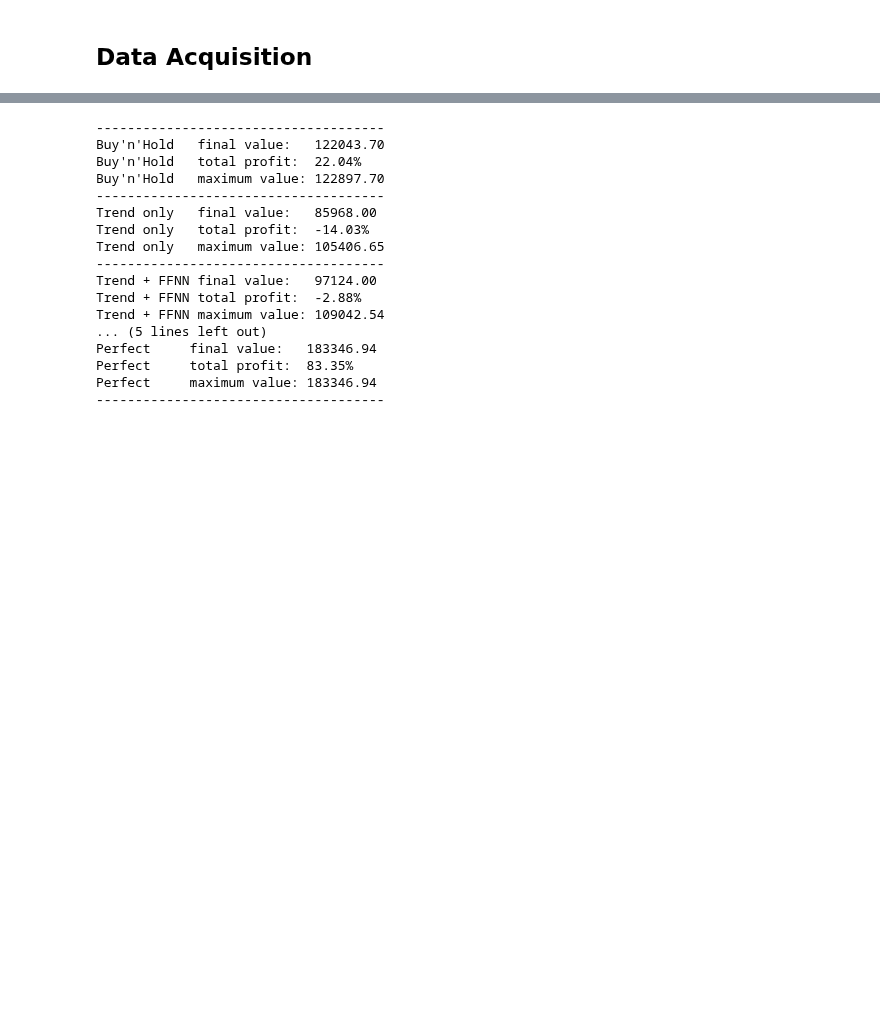
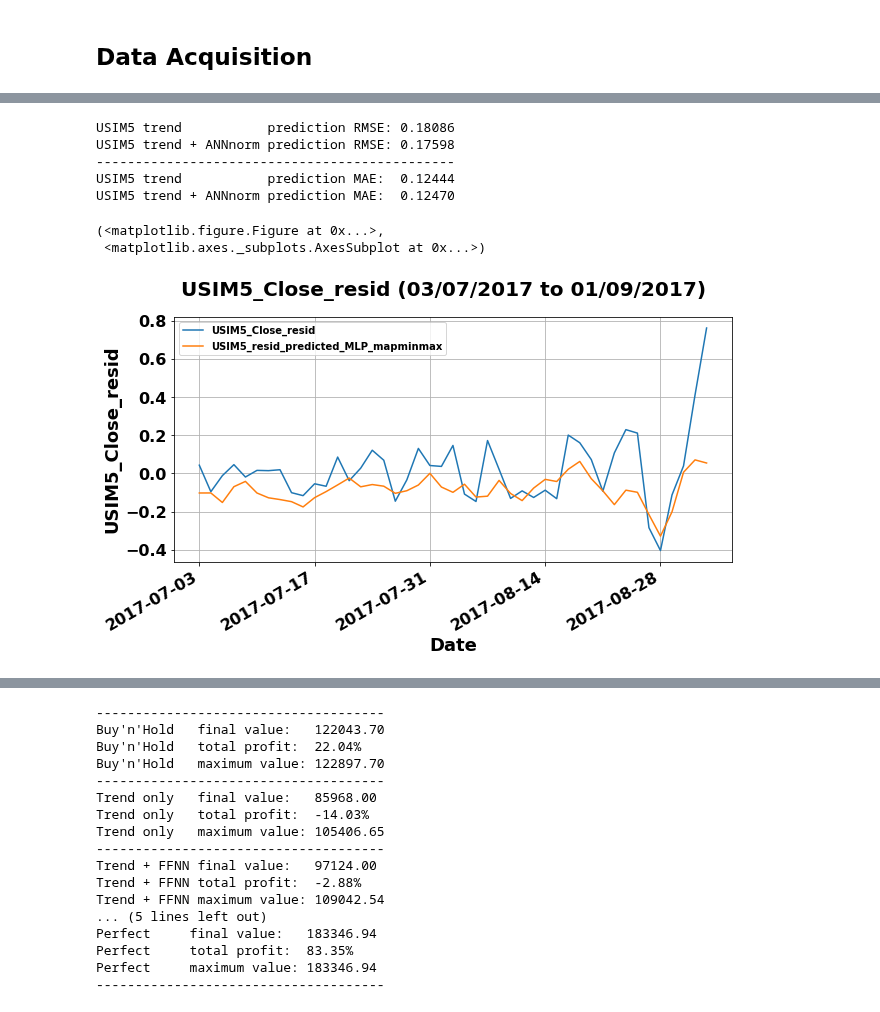
Before and after one commit to danilofrp/neural-stocks, a Jupyter notebook: notebooks/Backtesting/Backtesting2.ipynb, the cells around one changed output, grey strips where cells are left out. Saved outputs shown, nothing was run; the diff lists cells and outputs as text; code cells hidden in the pictures; blank space fills up the shorter version.

```diff
--- a/notebooks/Backtesting/Backtesting2.ipynb
+++ b/notebooks/Backtesting/Backtesting2.ipynb
@@ -56,0 +53,20 @@ Time to acquire and process data: 0.0280299186707 seconds
+# %%
+init_time = time.time()
+
+ABEV3_MLP = pd.read_csv(pathABEV3_MLP, parse_dates=['Date'], index_col='Date').sort_index()
+BRFS3_MLP = pd.read_csv(pathBRFS3_MLP, parse_dates=['Date'], index_col='Date').sort_index()
+BVMF3_MLP = pd.read_csv(pathBVMF3_MLP, parse_dates=['Date'], index_col='Date').sort_index()
+CCRO3_MLP = pd.read_csv(pathCCRO3_MLP, parse_dates=['Date'], index_col='Date').sort_index()
+ELET3_MLP = pd.read_csv(pathELET3_MLP, parse_dates=['Date'], index_col='Date').sort_index()
+ITUB4_MLP = pd.read_csv(pathITUB4_MLP, parse_dates=['Date'], index_col='Date').sort_index()
+KROT3_MLP = pd.read_csv(pathKROT3_MLP, parse_dates=['Date'], index_col='Date').sort_index()
+LAME4_MLP = pd.read_csv(pathLAME4_MLP, parse_dates=['Date'], index_col='Date').sort_index()
+PETR4_MLP = pd.read_csv(pathPETR4_MLP, parse_dates=['Date'], index_col='Date').sort_index()
+SUZB5_MLP = pd.read_csv(pathSUZB5_MLP, parse_dates=['Date'], index_col='Date').sort_index()
+USIM5_MLP = pd.read_csv(pathUSIM5_MLP, parse_dates=['Date'], index_col='Date').sort_index()
+VALE5_MLP = pd.read_csv(pathVALE5_MLP, parse_dates=['Date'], index_col='Date').sort_index()
+
+df = pd.concat([ABEV3_MLP, BRFS3_MLP, BVMF3_MLP, ITUB4_MLP, KROT3_MLP, LAME4_MLP, PETR4_MLP, SUZB5_MLP, USIM5_MLP, VALE5_MLP], axis = 1)
+
+end_time = time.time()
+print('Time to acquire data: '+str(end_time-init_time)+' seconds')
@@ -585,0 +577,25 @@ Portfolio value at end: 183346.94 BRL
+# %%
+p = ('2017-07', '2017-09')
+print('USIM5 trend           prediction RMSE: {:.5f}'.format(calculateRMSE(df['USIM5_Close'][p[0]:p[1]], df['USIM5_Close_trend'][p[0]:p[1]]).sum()))
+print('USIM5 trend + ANNnorm prediction RMSE: {:.5f}'.format(calculateRMSE(df['USIM5_Close'][p[0]:p[1]], df['USIM5_Close_predicted_MLP_mapminmax'][p[0]:p[1]]).sum()))
+#print('VALE5 trend + ANNstd  prediction RMSE: {:.5f}'.format(calculateRMSE(df['VALE5_Close'][p[0]:p[1]], df['VALE5_Close_predicted_MLPstd'][p[0]:p[1]]).sum()))
+#print('VALE5 trend + SAEnorm prediction RMSE: {:.5f}'.format(calculateRMSE(df['VALE5_Close'][p[0]:p[1]], df['VALE5_Close_predicted_SAEnorm'][p[0]:p[1]]).sum()))
+#print('VALE5 trend + SAEstd  prediction RMSE: {:.5f}'.format(calculateRMSE(df['VALE5_Close'][p[0]:p[1]], df['VALE5_Close_predicted_SAEstd'][p[0]:p[1]]).sum()))
+print('----------------------------------------------')
+print('USIM5 trend           prediction MAE:  {:.5f}'.format(calculateMAE(df['USIM5_Close'][p[0]:p[1]], df['USIM5_Close_trend'][p[0]:p[1]]).sum()))
+print('USIM5 trend + ANNnorm prediction MAE:  {:.5f}'.format(calculateMAE(df['USIM5_Close'][p[0]:p[1]], df['USIM5_Close_predicted_MLP_mapminmax'][p[0]:p[1]]).sum()))
+#print('VALE5 trend + ANNstd  prediction MAE:  {:.5f}'.format(calculateMAE(df['VALE5_Close'][p[0]:p[1]], df['VALE5_Close_predicted_MLPstd'][p[0]:p[1]]).sum()))
+#print('VALE5 trend + SAEnorm prediction MAE:  {:.5f}'.format(calculateMAE(df['VALE5_Close'][p[0]:p[1]], df['VALE5_Close_predicted_SAEnorm'][p[0]:p[1]]).sum()))
+#print('VALE5 trend + SAEstd  prediction MAE:  {:.5f}'.format(calculateMAE(df['VALE5_Close'][p[0]:p[1]], df['VALE5_Close_predicted_SAEstd'][p[0]:p[1]]).sum()))
+# %% [output]
+USIM5 trend           prediction RMSE: 0.18086
+USIM5 trend + ANNnorm prediction RMSE: 0.17598
+----------------------------------------------
+USIM5 trend           prediction MAE:  0.12444
+USIM5 trend + ANNnorm prediction MAE:  0.12470
+# %%
+plotSeries(df[['USIM5_Close_resid', 'USIM5_resid_predicted_MLP_mapminmax']], initialPlotDate='2017-07', finalPlotDate='2017')
+# %% [output]
+(<matplotlib.figure.Figure at 0x...>,
+ <matplotlib.axes._subplots.AxesSubplot at 0x...>)
+[figure, added]
```
Also changed, not shown: parts of 16 cells of this notebook.
